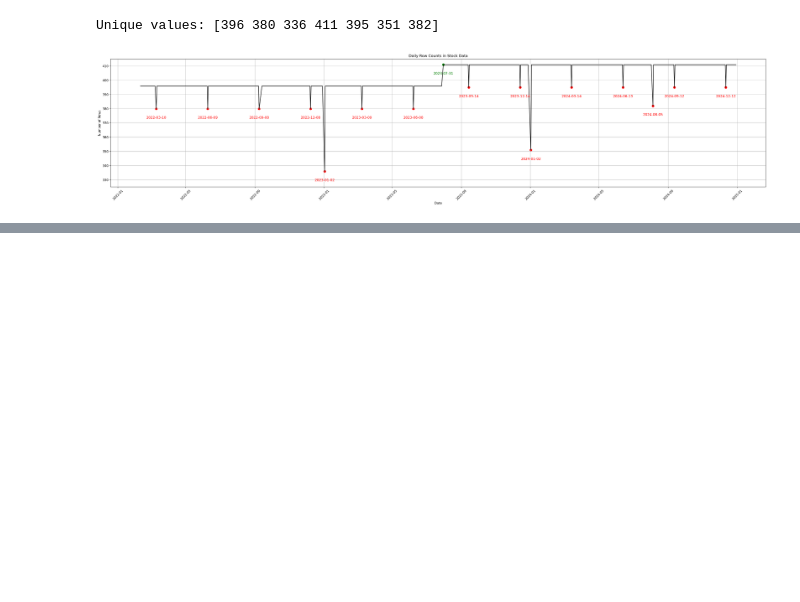
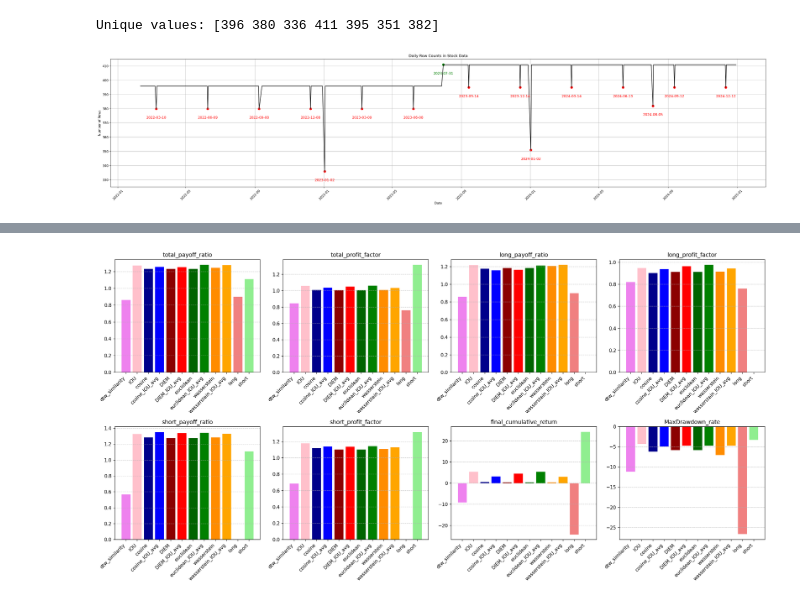
Before and after one commit to Kwack0202/PAST, a Jupyter notebook: EDA.ipynb, the cells around one changed output, grey strips where cells are left out. Drawn from its saved outputs; the diff is of its cells as text; code cells hidden in the pictures; blank space fills up the shorter version.

```diff
--- a/EDA.ipynb
+++ b/EDA.ipynb
@@ -89,3 +89,17 @@ plt.tight_layout()  # 레이아웃 조정
 plt.show()
 # %% [output]
 [figure]
+# %%
+df = pd.read_csv("./Backtesting/summary/results_summary.csv")
+# %%
+# 첫 번째 컬럼(data_frame_name)을 '_' 기준으로 분리하여 숫자, 라벨, 유사도 종류 추출
+def extract_tokens(name):
+    parts = name.split('_')
+    # parts[0]: 숫자, parts[1]: 라벨(숫자), parts[2]는 'future' 고정, 나머지는 유사도 종류
+    number = parts[0]
+    label = parts[1]
+    similarity = '_'.join(parts[3:])  # 유사도 종류: 3번째 인덱스부터 끝까지 결합
+    return pd.Series([number, label, similarity])
+
+# 새로운 컬럼 생성
+df[['number', 'label', 'similarity']] = df['data_frame_name'].apply(extract_tokens)
@@ -91,0 +152,66 @@ plt.show()
+# %%
+grouped_df = df.iloc[:,1:24]
+grouped_df['similarity'] = df['similarity']
+grouped_df = grouped_df.groupby(['similarity']).mean().round(3)
+# %%
+import matplotlib.pyplot as plt
+import pandas as pd
+
+# (1) 시각화할 지표 목록
+metrics = [
+    'total_payoff_ratio', 'total_profit_factor',
+    'long_payoff_ratio', 'long_profit_factor',
+    'short_payoff_ratio', 'short_profit_factor',
+    'final_cumulative_return', 'MaxDrawdown_rate'
+]
+
+# (2) 색상 설정
+benchmark_colors = {
+    'long': 'lightcoral',  # 연한 빨강
+    'short': 'lightgreen'    # 연한 초록
+}
+
+similarity_colors = {
+    'dtw_similarity': 'violet',
+    'IOU': 'pink',
+    'cosine': 'darkblue',
+    'cosine_IOU_avg': 'blue',
+    'DIEM': 'darkred',
+    'DIEM_IOU_avg': 'red',
+    'euclidean': 'darkgreen',
+    'euclidean_IOU_avg': 'green',
+    'wasserstein': 'darkorange',
+    'wasserstein_IOU_avg': 'orange'
+}
+
+# (3) 전략 순서 재정의: 벤치마크는 좌측과 우측에 배치
+# 'long'은 좌측(long), 'short'은 우측(short)로 사용
+strategies_order = list(similarity_colors.keys()) + ['long'] + ['short']
+
+# (4) 각 전략별 색상 매핑 (벤치마크는 별도 지정)
+color_mapping = {
+    strat: benchmark_colors['long'] if strat == 'long'
+    else benchmark_colors['short'] if strat == 'short'
+    else similarity_colors.get(strat, 'gray')
+    for strat in strategies_order
+}
+
+# (5) grouped_df의 인덱스를 위의 순서대로 재정렬 (전략 이름이 인덱스로 되어 있다고 가정)
+df_viz = grouped_df.loc[strategies_order]
+
+# (6) 각 지표에 대해 서브플롯 생성 (2행 4열)
+fig, axes = plt.subplots(2, 4, figsize=(20, 10))
+axes = axes.flatten()
+
+for i, metric in enumerate(metrics):
+    ax = axes[i]
+    # 각 전략에 대해 막대그래프 그리기, 각 막대는 지정된 색상 사용
+    bars = ax.bar(df_viz.index, df_viz[metric], color=[color_mapping[strat] for strat in df_viz.index])
+    ax.set_title(metric)
+    ax.set_xticklabels(df_viz.index, rotation=45, ha='right')
+    ax.grid(True, axis='y', linestyle='--', alpha=0.7)
+
+plt.tight_layout()
+plt.show()
+# %% [output]
+[figure, added]
```
Also changed, not shown: parts of 13 cells of this notebook, 8 other files.
